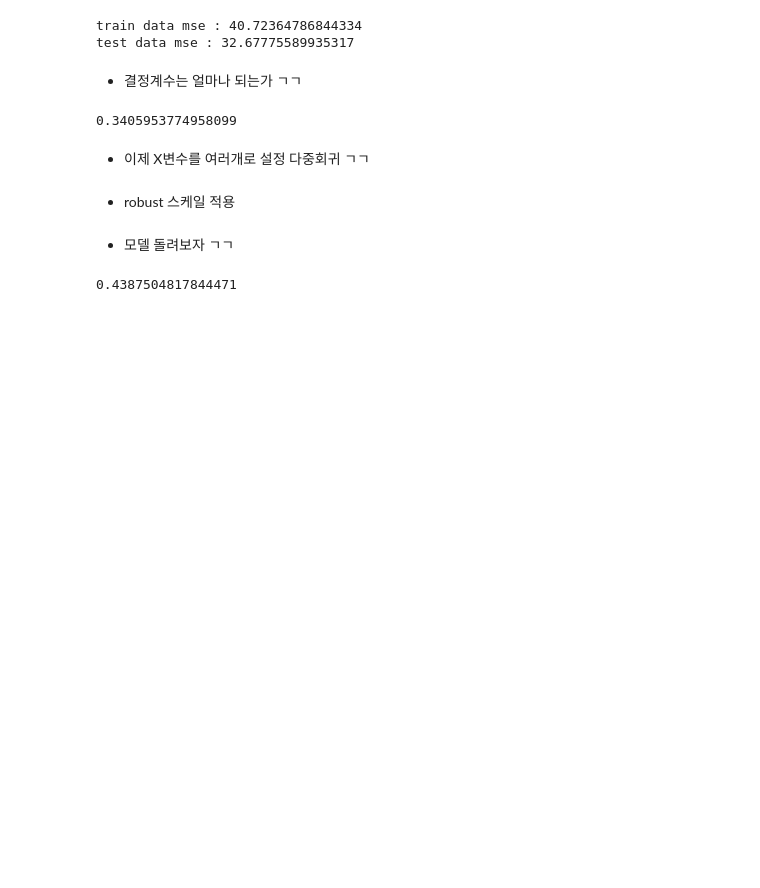
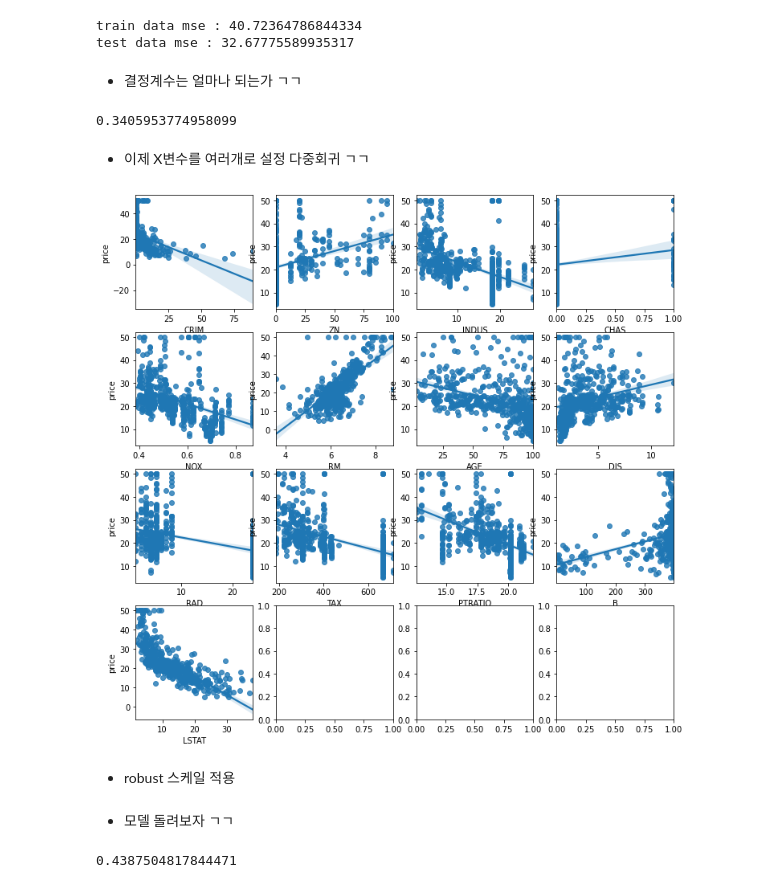
Before and after one commit to vvbshvv/12.22-, a Jupyter notebook: boston.ipynb, the cells around one changed output. Drawn from its saved outputs; the diff is of its cells as text; code cells hidden in the pictures; blank space fills up the shorter version.

```diff
--- a/boston.ipynb
+++ b/boston.ipynb
@@ -212,6 +223,13 @@ r2
 # %%
 X2 = df.iloc[:,:-1] # target값 뺴고 전부 x값으로
 y2 = df.iloc[:,-1]
+# %%
+fig, axs = plt.subplots(nrows=4, ncols=4, figsize=(12,12))
+for i , feature in enumerate(X2):
+    row, col = i // 4, i%4
+    sns.regplot(x=feature, y=y2, data=df, ax=axs[row][col])
+# %% [output]
+[figure, added]
 # %%
 from sklearn.model_selection import train_test_split
 X2_train, X2_test, y2_train, y2_test = train_test_split(
```
Also changed, not shown: parts of 2 cells of this notebook, 1 other file.
